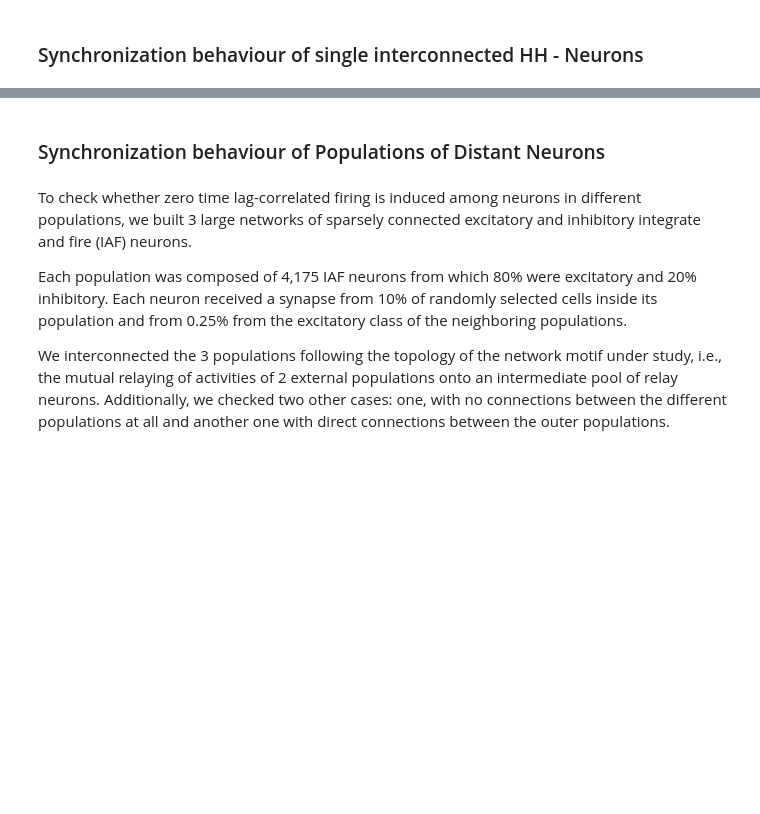
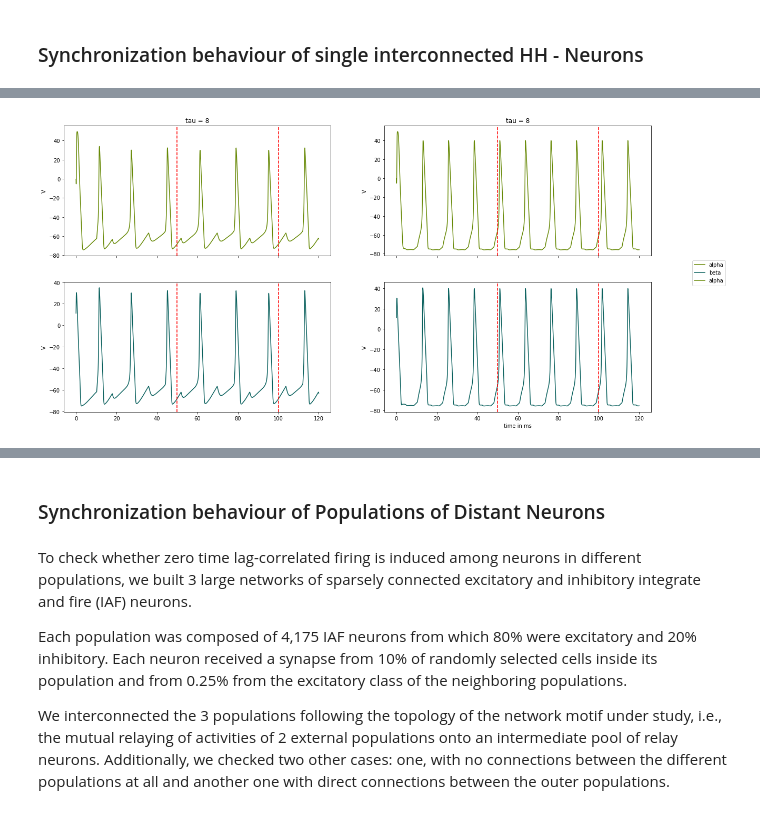
Before and after one commit to ndettmer/neuronal_synchrony_replication, a Jupyter notebook: Results.ipynb, the cells around one changed output, grey strips where cells are left out. Saved outputs shown, nothing was run; the diff lists cells and outputs as text; code cells hidden in the pictures; blank space fills up the shorter version.

```diff
--- a/Results.ipynb
+++ b/Results.ipynb
@@ -337,0 +355,4 @@ Robust zero lag synchrony among the outer neurons was also observed when the syn
+# %%
+spikes_hh([hhn_scen1, hhn_scen4], [8,8])
+# %% [output]
+[figure, added]
```
Also changed, not shown: parts of 28 cells of this notebook.
